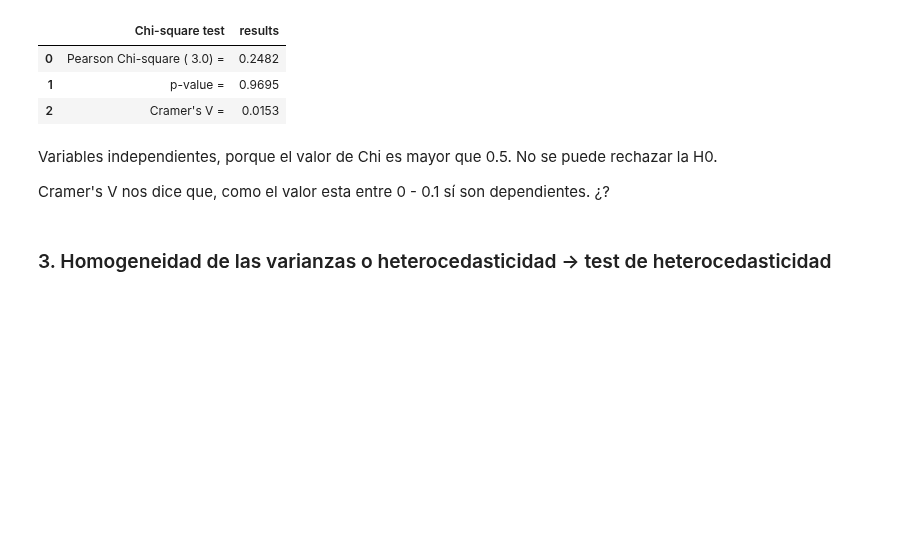
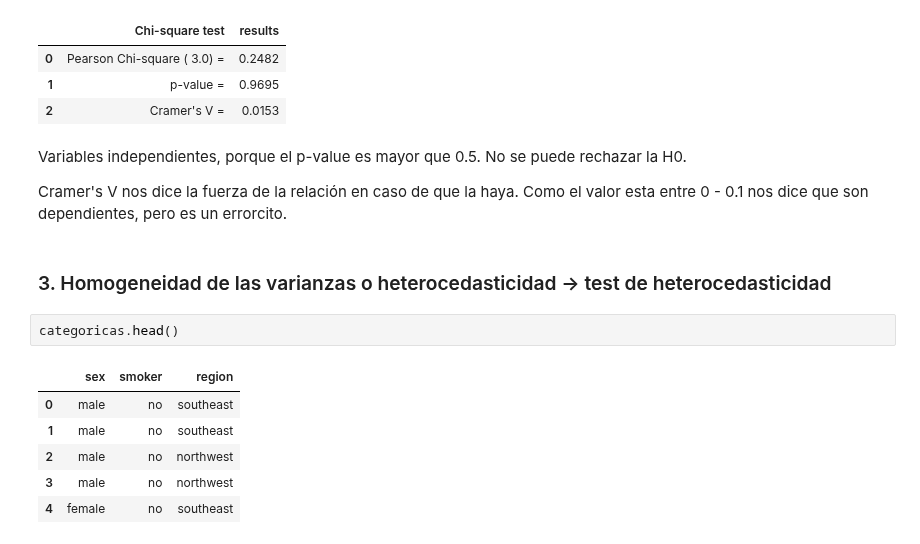
Before and after one commit to Adalab/DA-promoC-modulo3-sprint1-IreneMarta, a Jupyter notebook: regresion_linear/4_RL_Asunciones.ipynb, the cells around one changed output. Cells and saved outputs as stored; diff of their text form; blank space fills up the shorter version.

```diff
--- a/regresion_linear/4_RL_Asunciones.ipynb
+++ b/regresion_linear/4_RL_Asunciones.ipynb
@@ -70,8 +70,17 @@ test_results2
 | 1 | p-value = | 0.9695 |
 | 2 | Cramer's V = | 0.0153 |
 # %% [markdown]
-Variables independientes, porque el valor de Chi es mayor que 0.5. No se puede rechazar la H0.
+Variables independientes, porque el p-value es mayor que 0.5. No se puede rechazar la H0.
 
-Cramer's V nos dice que, como el valor esta entre 0 - 0.1 sí son dependientes. ¿?
+Cramer's V nos dice la fuerza de la relación en caso de que la haya. Como el valor esta entre 0 - 0.1 nos dice que son dependientes, pero es un errorcito.
 # %% [markdown]
 ### 3. Homogeneidad de las varianzas o heterocedasticidad -> test de heterocedasticidad
+# %%
+categoricas.head()
+# %% [output]
+|  | sex | smoker | region |
+| 0 | male | no | southeast |
+| 1 | male | no | southeast |
+| 2 | male | no | northwest |
+| 3 | male | no | northwest |
+| 4 | female | no | southeast |
```
Also changed, not shown: parts of 5 cells of this notebook, 1 other file.
